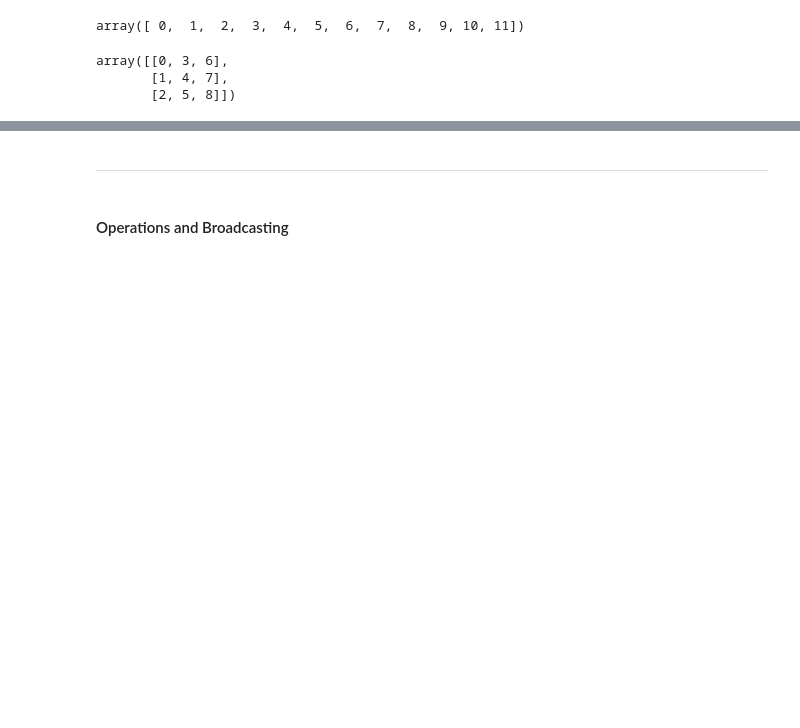
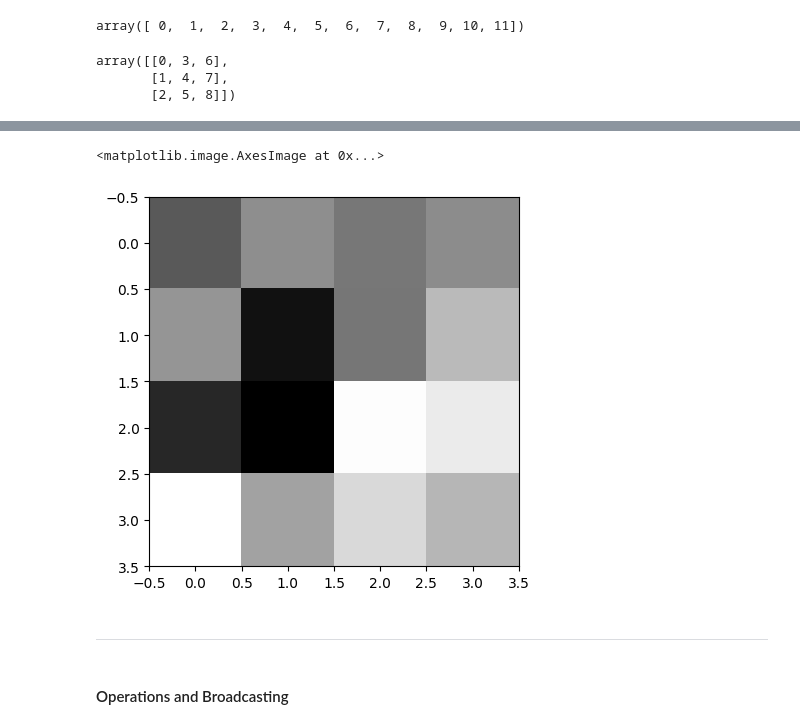
Before and after one commit to devidrees/AIML-nexperts3, a Jupyter notebook: Day 08 - Numpy/class 1 numpy .ipynb, the cells around one changed output, grey strips where cells are left out. Drawn from its saved outputs; the diff is of its cells as text; code cells hidden in the pictures; blank space fills up the shorter version.

```diff
--- a/Day 08 - Numpy/class 1 numpy .ipynb
+++ b/Day 08 - Numpy/class 1 numpy .ipynb
@@ -431,3 +486,8 @@ flat_mat # basically 1D
+# %%
+plt.imshow(crop_img_2D, cmap='gray')
+# %% [output]
+<matplotlib.image.AxesImage at 0x...>
+[figure, added]
 # %% [markdown]
 ---
 # %% [markdown]
```
Also changed, not shown: parts of 28 cells of this notebook, 1 other file.
